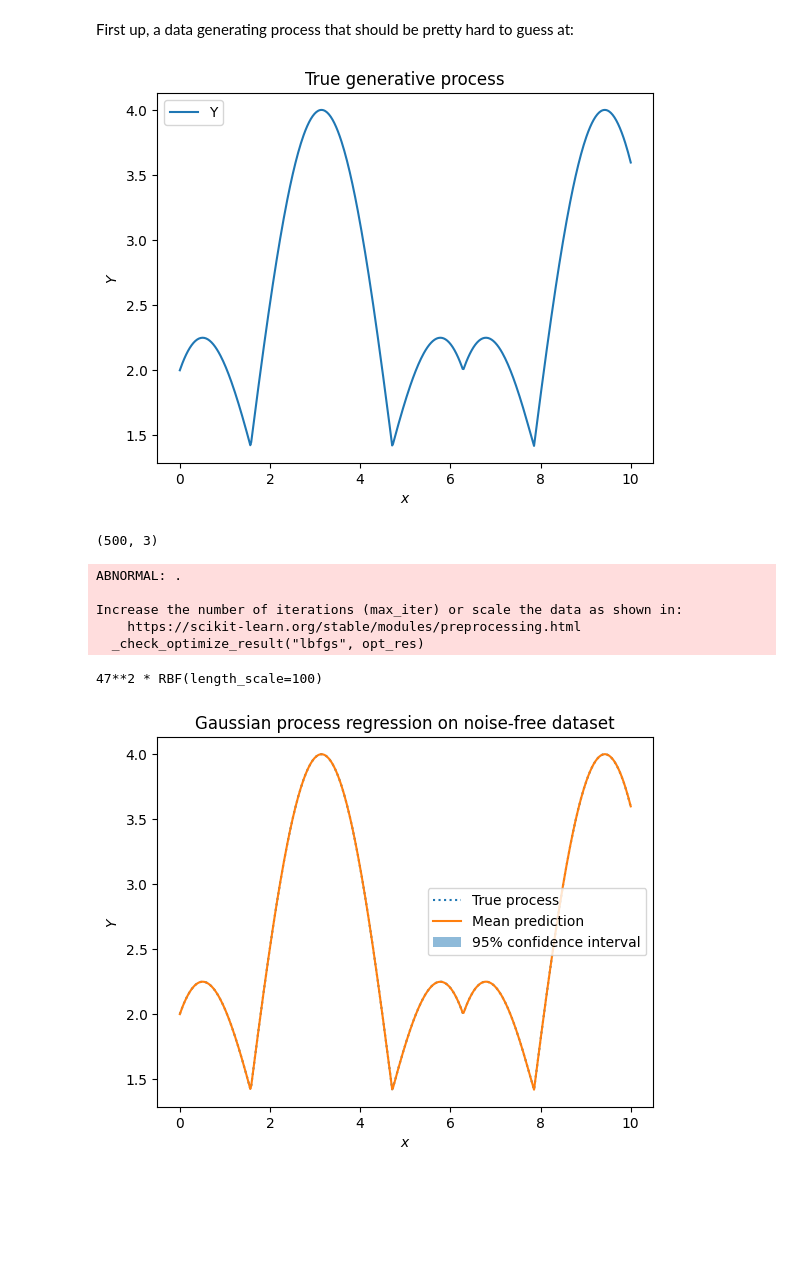
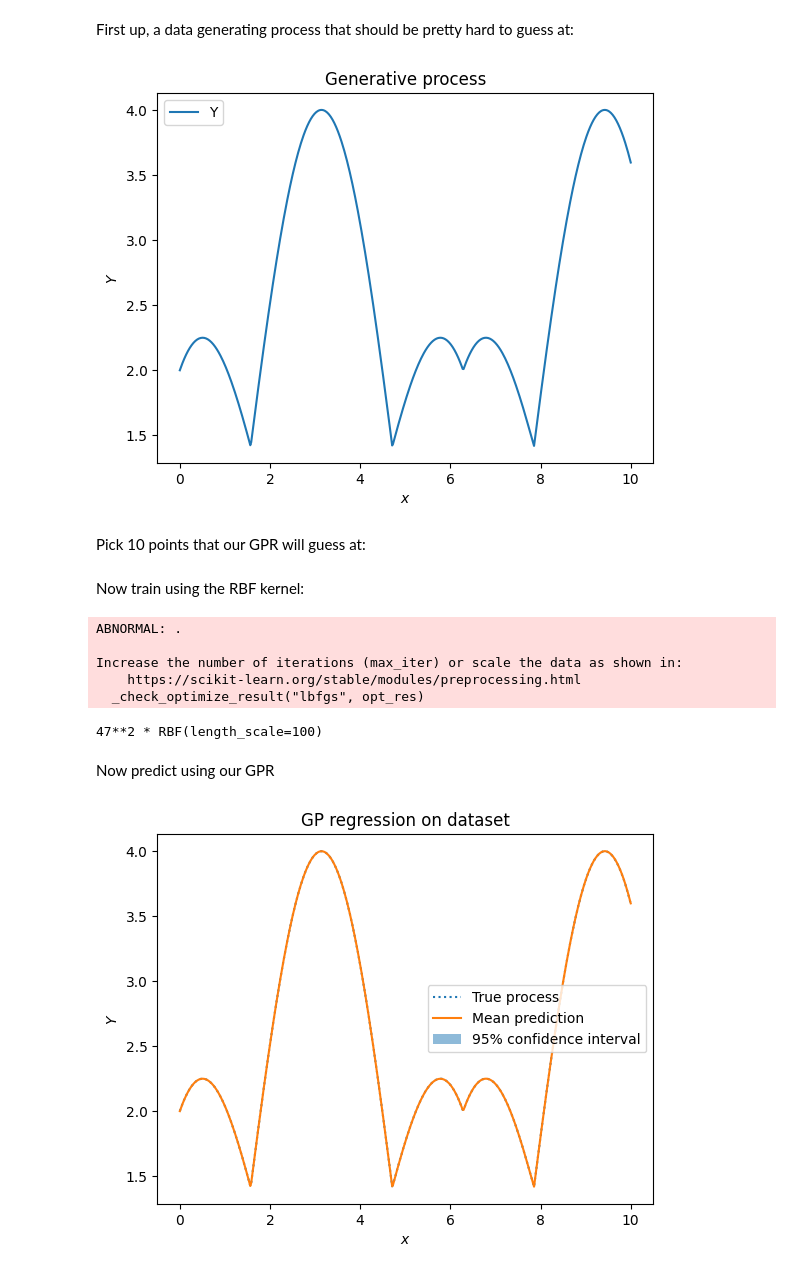
Before and after one commit to joshuajnoble/gaussian_process_exploration, a Jupyter notebook: multi_testing_regress.ipynb, the cells around one changed output. Drawn from its saved outputs; the diff is of its cells as text; code cells hidden in the pictures; blank space fills up the shorter version.

```diff
--- a/multi_testing_regress.ipynb
+++ b/multi_testing_regress.ipynb
@@ -18,9 +18,11 @@ plt.plot(X, y, label=r"Y")
 plt.legend()
 plt.xlabel("$x$")
 plt.ylabel("$Y$")
-_ = plt.title("True generative process")
+_ = plt.title("Generative process")
 # %% [output]
-[figure, old version]
+[figure, new version]
+# %% [markdown]
+Pick 10 points that our GPR will guess at:
 # %%
 rng = np.random.RandomState(42)
 training_indices = rng.choice(np.arange(y.size), size=10, replace=False)
@@ -37,10 +39,8 @@ for ind in training_indices:
 X_train = np.array(X_train).transpose()
 
 y_train = y[training_indices]
-# %%
-Xs.shape
-# %% [output]
-(500, 3)
+# %% [markdown]
+Now train using the RBF kernel:
 # %%
 from sklearn.gaussian_process import GaussianProcessRegressor
 from sklearn.gaussian_process.kernels import RBF
@@ -57,23 +57,25 @@ Increase the number of iterations (max_iter) or scale the data as shown in:
     https://scikit-learn.org/stable/modules/preprocessing.html
   _check_optimize_result("lbfgs", opt_res)
 47**2 * RBF(length_scale=100)
+# %% [markdown]
+Now predict using our GPR
 # %%
 mean_prediction, std_prediction = gaussian_process.predict(Xs, return_std=True)
 # %%
 
 plt.plot(X, y, label=r"True process", linestyle="dotted")
 #plt.scatter(X_train, y_train, label="Observations")
 plt.plot(X, mean_prediction, label="Mean prediction")
 plt.fill_between(
     X.ravel(),
     mean_prediction - 1.96 * std_prediction,
     mean_prediction + 1.96 * std_prediction,
     alpha=0.5,
     label=r"95% confidence interval",
 )
 plt.legend()
 plt.xlabel("$x$")
 plt.ylabel("$Y$")
-_ = plt.title("Gaussian process regression on noise-free dataset")
+_ = plt.title("GP regression on dataset")
 # %% [output]
-[figure, old version]
+[figure, new version]
```
Also changed, not shown: parts of 5 cells of this notebook.
